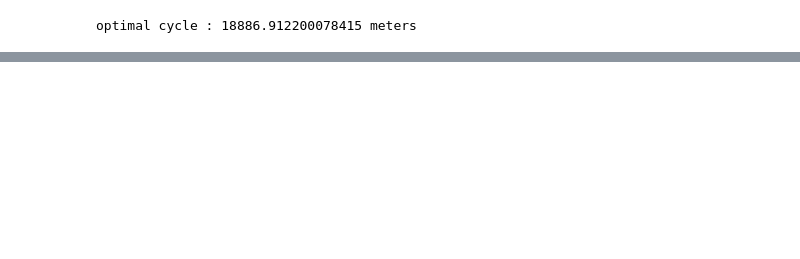
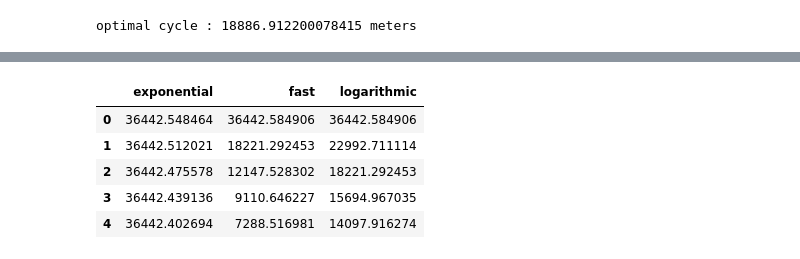
Before and after one commit to sherna90/analisis_algoritmos, a Jupyter notebook: 6.-tsp_or_tools.ipynb, the cells around one changed output, grey strips where cells are left out. Cells and saved outputs as stored; diff of their text form; code cells hidden in the pictures; blank space fills up the shorter version.

```diff
--- a/6.-tsp_or_tools.ipynb
+++ b/6.-tsp_or_tools.ipynb
@@ -173,0 +225,9 @@ optimal cycle : 18886.912200078415 meters
+# %%
+pd.DataFrame(decays).head()
+# %% [output]
+|  | exponential | fast | logarithmic |
+| 0 | 36442.548464 | 36442.584906 | 36442.584906 |
+| 1 | 36442.512021 | 18221.292453 | 22992.711114 |
+| 2 | 36442.475578 | 12147.528302 | 18221.292453 |
+| 3 | 36442.439136 | 9110.646227 | 15694.967035 |
+| 4 | 36442.402694 | 7288.516981 | 14097.916274 |
```
Also changed, not shown: parts of 16 cells of this notebook.
